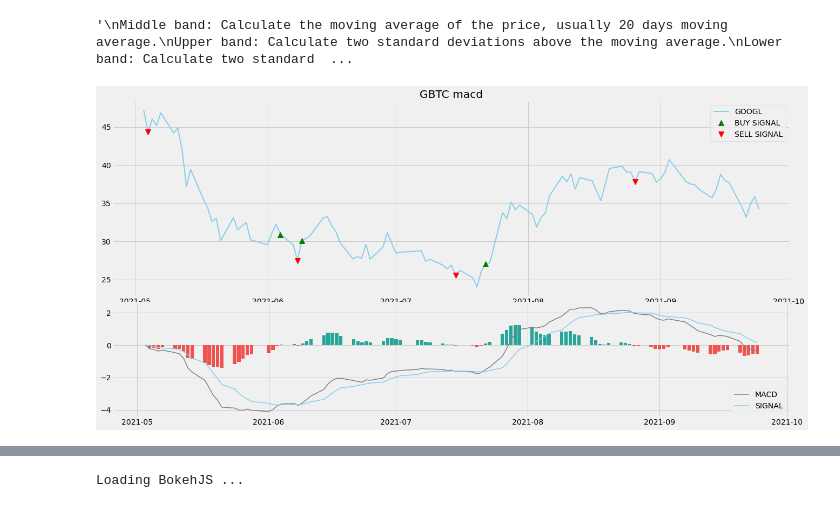
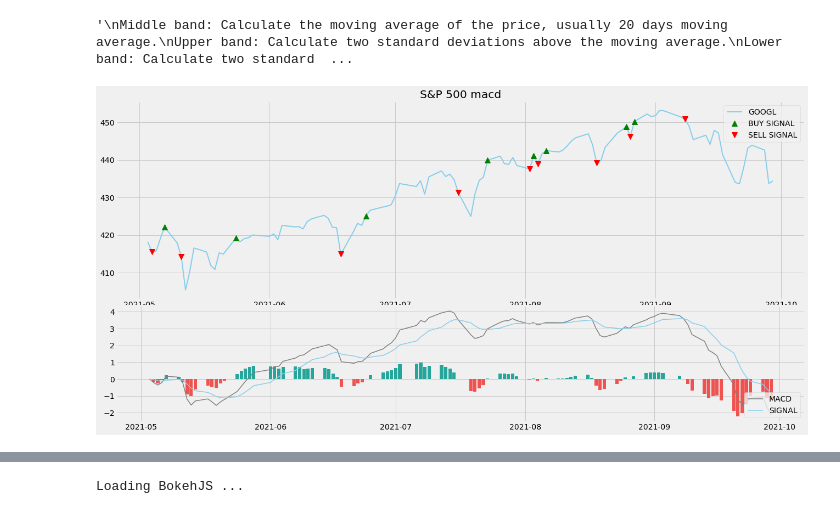
Before and after one commit to BrendanGlancy/AI_jupyter_notebook, a Jupyter notebook: FinTech.ipynb, the cells around one changed output, grey strips where cells are left out. Cells and saved outputs as stored; diff of their text form; code cells hidden in the pictures.

```diff
--- a/FinTech.ipynb
+++ b/FinTech.ipynb
@@ -57,7 +57,7 @@ def get_historical_data(symbol, start_date = None):
         df = df[df.index >= start_date]
     return df
 
-googl = get_historical_data('GBTC', '2021-05-01')
+googl = get_historical_data('SPY', '2021-05-01')
 googl
 
 
@@ -120,35 +120,35 @@ def implement_macd_strategy(prices, data):
                 sell_price.append(np.nan)
                 macd_signal.append(0)
         else:
             buy_price.append(np.nan)
             sell_price.append(np.nan)
             macd_signal.append(0)
 
     return buy_price, sell_price, macd_signal
 
 buy_price, sell_price, macd_signal = implement_macd_strategy(googl['close'], googl_macd)
 
 ax1 = plt.subplot2grid((8,1), (0,0), rowspan = 5, colspan = 1)
 ax2 = plt.subplot2grid((8,1), (5,0), rowspan = 3, colspan = 1)
 
 ax1.plot(googl['close'], color = 'skyblue', linewidth = 2, label = 'GOOGL')
 ax1.plot(googl.index, buy_price, marker = '^', color = 'green', markersize = 10, label = 'BUY SIGNAL', linewidth = 0)
 ax1.plot(googl.index, sell_price, marker = 'v', color = 'r', markersize = 10, label = 'SELL SIGNAL', linewidth = 0)
 ax1.legend()
-ax1.set_title('GBTC macd')
+ax1.set_title('S&P 500 macd')
 ax2.plot(googl_macd['macd'], color = 'grey', linewidth = 1.5, label = 'MACD')
 ax2.plot(googl_macd['signal'], color = 'skyblue', linewidth = 1.5, label = 'SIGNAL')
 
 for i in range(len(googl_macd)):
     if str(googl_macd['hist'][i])[0] == '-':
         ax2.bar(googl_macd.index[i], googl_macd['hist'][i], color = '#ef5350')
     else:
         ax2.bar(googl_macd.index[i], googl_macd['hist'][i], color = '#26a69a')
 
 plt.legend(loc = 'lower right')
 plt.show()
 # %% [output]
-[figure, old version]
+[figure, new version]
 # %%
 # RSI
 import pandas as pd
```
Also changed, not shown: parts of 5 cells of this notebook, 2 other files.
